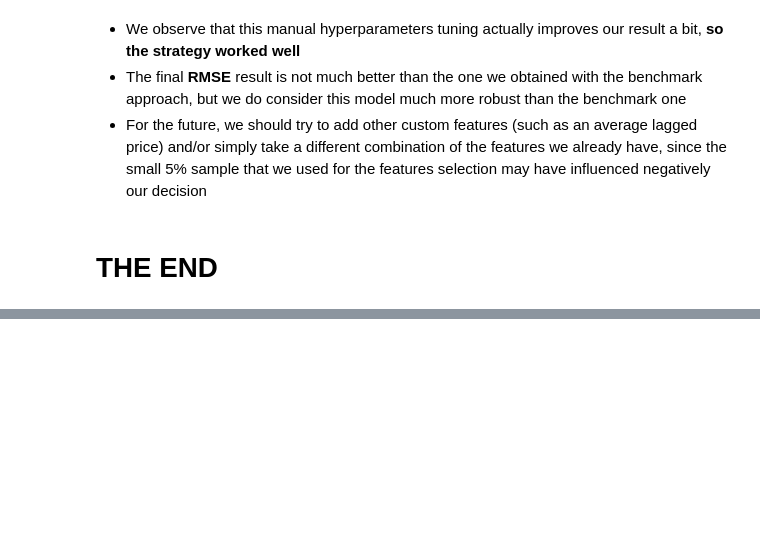
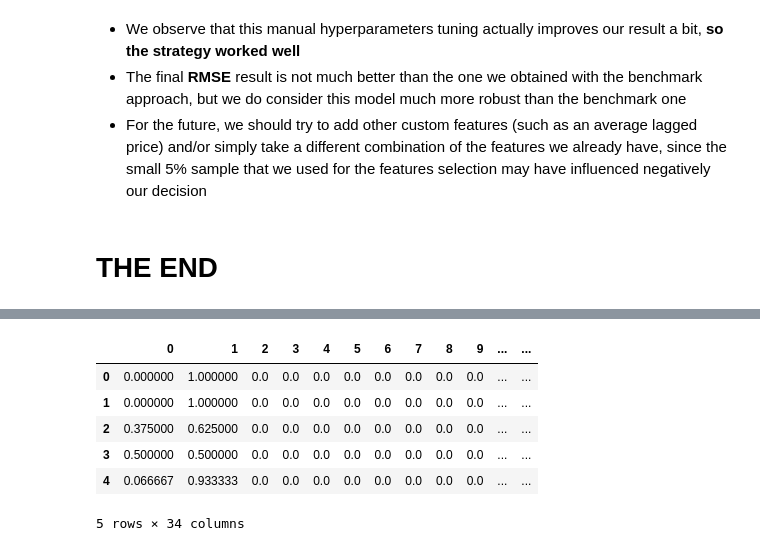
Before and after one commit to AlessandroBiagi/DataScienceProjects, a Jupyter notebook: Future_Sales/scripts/Predict_Future_Sales.ipynb, the cells around one changed output, grey strips where cells are left out. Cells and saved outputs as stored; diff of their text form; code cells hidden in the pictures; blank space fills up the shorter version.

```diff
--- a/Future_Sales/scripts/Predict_Future_Sales.ipynb
+++ b/Future_Sales/scripts/Predict_Future_Sales.ipynb
@@ -1236,0 +1307,12 @@ Submitting the results on Kaggle, we obtain an **RMSE of 2.14894**
+# %%
+from sklearn.preprocessing import Normalizer
+df_clusters_ready.iloc[:,:] = Normalizer(norm='l1').fit_transform(df_clusters_ready)
+df_clusters_ready.head()
+# %% [output]
+|  | 0 | 1 | 2 | 3 | 4 | 5 | 6 | 7 | 8 | 9 | ... | ... |
+| 0 | 0.000000 | 1.000000 | 0.0 | 0.0 | 0.0 | 0.0 | 0.0 | 0.0 | 0.0 | 0.0 | ... | ... |
+| 1 | 0.000000 | 1.000000 | 0.0 | 0.0 | 0.0 | 0.0 | 0.0 | 0.0 | 0.0 | 0.0 | ... | ... |
+| 2 | 0.375000 | 0.625000 | 0.0 | 0.0 | 0.0 | 0.0 | 0.0 | 0.0 | 0.0 | 0.0 | ... | ... |
+| 3 | 0.500000 | 0.500000 | 0.0 | 0.0 | 0.0 | 0.0 | 0.0 | 0.0 | 0.0 | 0.0 | ... | ... |
+| 4 | 0.066667 | 0.933333 | 0.0 | 0.0 | 0.0 | 0.0 | 0.0 | 0.0 | 0.0 | 0.0 | ... | ... |
+5 rows × 34 columns
```
Also changed, not shown: parts of 20 cells of this notebook, 1 other file.
